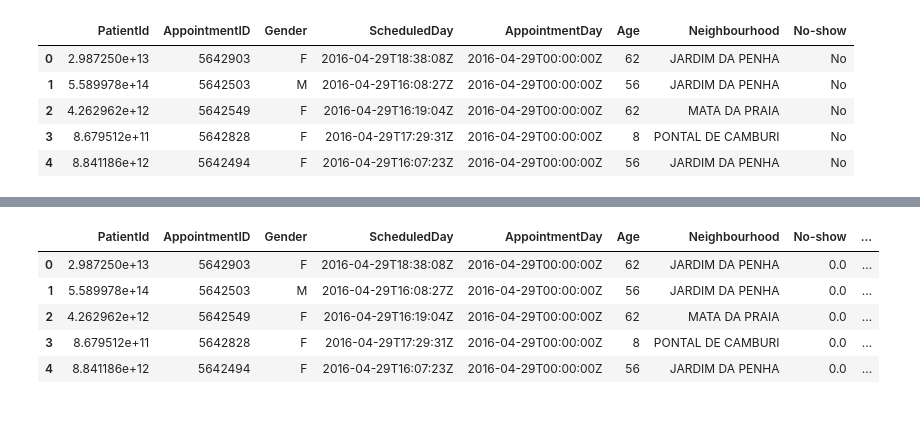
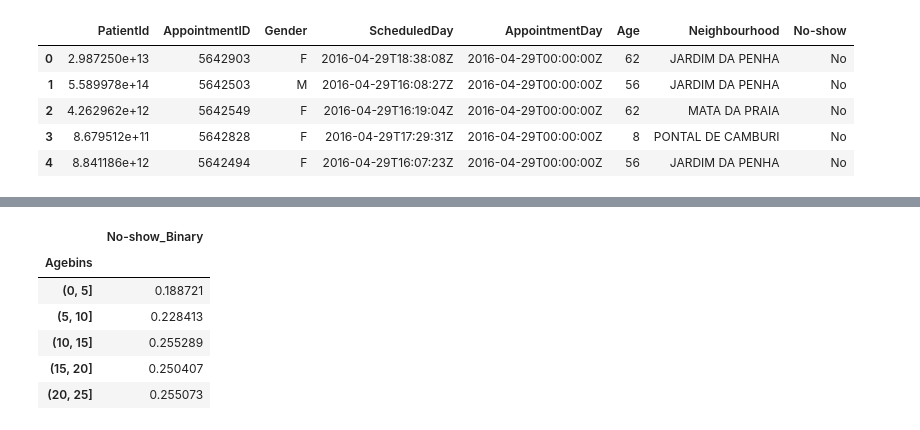
Before and after one commit to cbrands/investigate-a-dataset, a Jupyter notebook: project-2-investigate-a-dataset.ipynb, the cells around one changed output, grey strips where cells are left out. Cells and saved outputs as stored; diff of their text form; code cells hidden in the pictures.

```diff
--- a/project-2-investigate-a-dataset.ipynb
+++ b/project-2-investigate-a-dataset.ipynb
@@ -244,15 +227,15 @@ df.groupby('Agebins')
-# %%
-#neighbourhood
-
-# def calculate_percent_noshow_for_neighbourhood(neighbourhood):
-#     total_neighbourhood = len(df['Neighbourhood'] == neighbourhood)
-#     noshow_neighbourhood = len((df[(df['Neighbourhood'] == neighbourhood) & (df['No-show'] == 'Yes')]))
-#     return int((noshow_neighbourhood / total_neighbourhood) * 100)
-df.head()
-# %% [output]
-|  | PatientId | AppointmentID | Gender | ScheduledDay | AppointmentDay | Age | Neighbourhood | No-show | ... |
-| 0 | 2.987250e+13 | 5642903 | F | 2016-04-29T18:38:08Z | 2016-04-29T00:00:00Z | 62 | JARDIM DA PENHA | 0.0 | ... |
-| 1 | 5.589978e+14 | 5642503 | M | 2016-04-29T16:08:27Z | 2016-04-29T00:00:00Z | 56 | JARDIM DA PENHA | 0.0 | ... |
-| 2 | 4.262962e+12 | 5642549 | F | 2016-04-29T16:19:04Z | 2016-04-29T00:00:00Z | 62 | MATA DA PRAIA | 0.0 | ... |
-| 3 | 8.679512e+11 | 5642828 | F | 2016-04-29T17:29:31Z | 2016-04-29T00:00:00Z | 8 | PONTAL DE CAMBURI | 0.0 | ... |
-| 4 | 8.841186e+12 | 5642494 | F | 2016-04-29T16:07:23Z | 2016-04-29T00:00:00Z | 56 | JARDIM DA PENHA | 0.0 | ... |
+# %%
+# df.groupby('Agebins')
+#df1.plot.scatter(x='A', y='b')
+#df[['No-show_Binary', 'Agebins']].groupby('Agebins').mean().plot.hist()
+df_age = df[['No-show_Binary', 'Agebins']].groupby('Agebins').mean()
+df_age.head()
+#df_age.plot.hist(x='Agebins')
+# %% [output]
+|  | No-show_Binary |
+| Agebins |  |
+| (0, 5] | 0.188721 |
+| (5, 10] | 0.228413 |
+| (10, 15] | 0.255289 |
+| (15, 20] | 0.250407 |
+| (20, 25] | 0.255073 |
```
Also changed, not shown: parts of 8 cells of this notebook.
